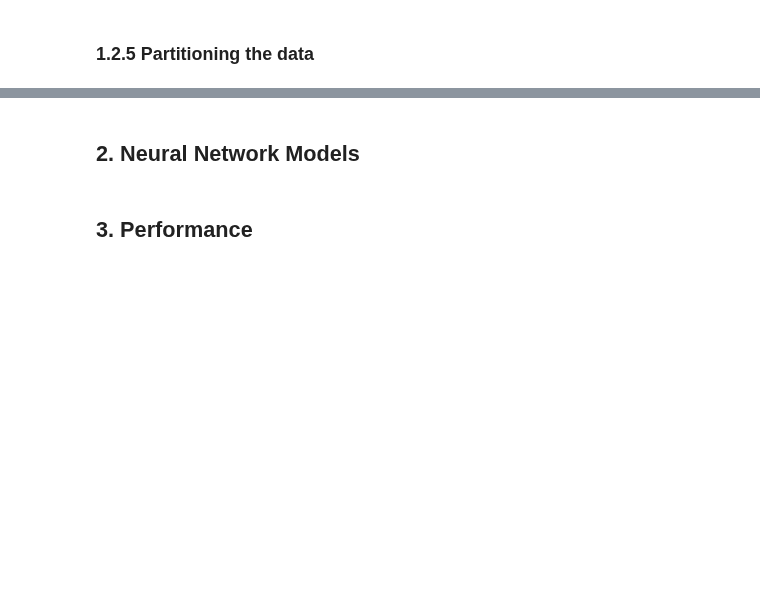
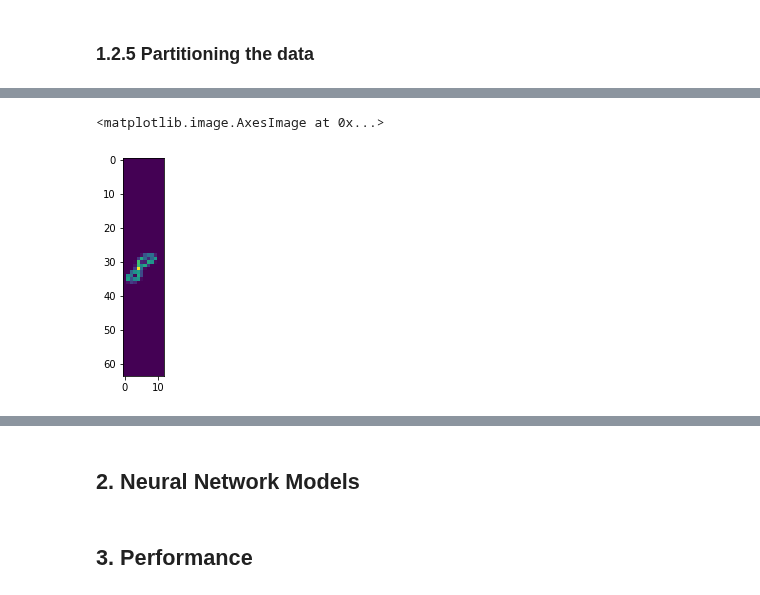
Before and after one commit to du-hr/MNIST-CNN, a Jupyter notebook: MiniProject_3.ipynb, the cells around one changed output, grey strips where cells are left out. Drawn from its saved outputs; the diff is of its cells as text; code cells hidden in the pictures; blank space fills up the shorter version.

```diff
--- a/MiniProject_3.ipynb
+++ b/MiniProject_3.ipynb
@@ -356,0 +358,5 @@ for i in range(3):
+# %%
+plt.imshow(x_try[: ,9:21])
+# %% [output]
+<matplotlib.image.AxesImage at 0x...>
+[figure, added]
```
Also changed, not shown: parts of 26 cells of this notebook.
